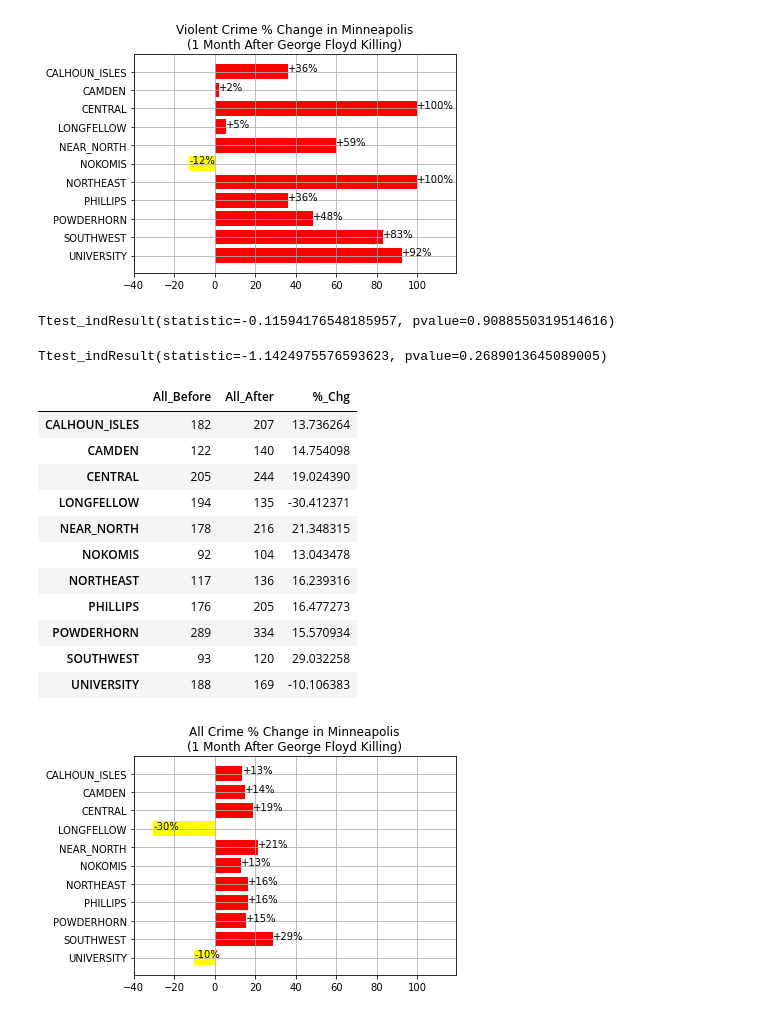
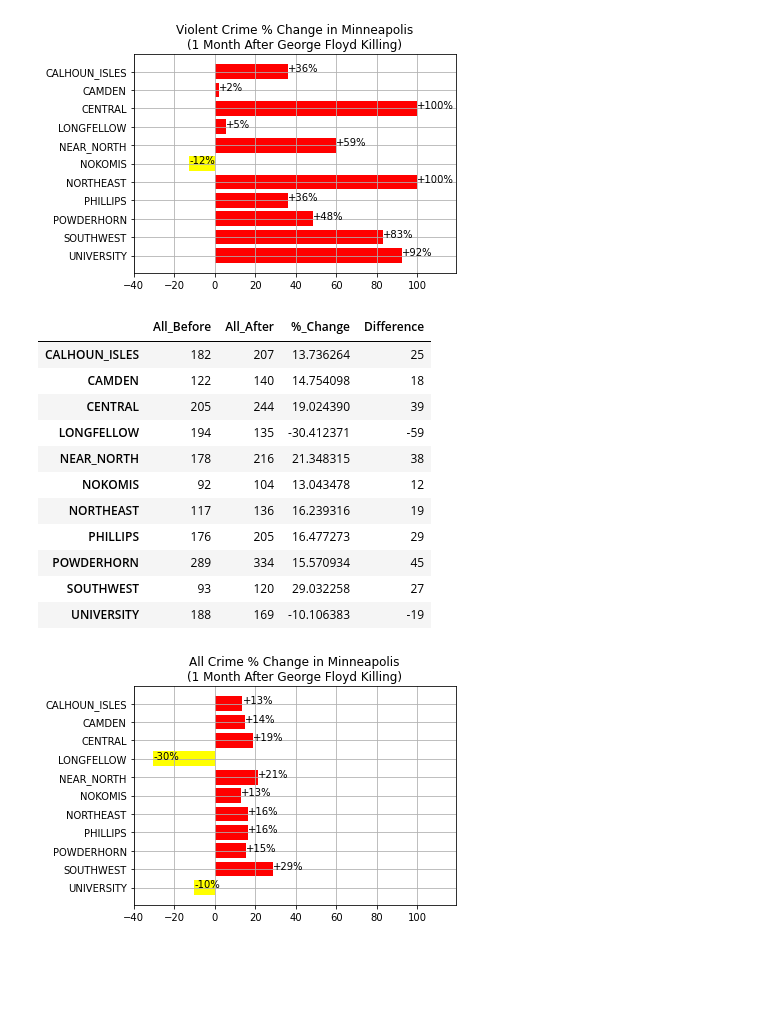
Before and after one commit to IliaPh/Project1-Group-8, a Jupyter notebook: WILLIAM_FINAL_LAST.ipynb, the cells around one changed output. Cells and saved outputs as stored; diff of their text form; code cells hidden in the pictures; blank space fills up the shorter version.

```diff
--- a/WILLIAM_FINAL_LAST.ipynb
+++ b/WILLIAM_FINAL_LAST.ipynb
@@ -416,37 +334,27 @@ plt.tight_layout()
 plt.savefig("PercentChangeViolent.png")
 # %% [output]
 [figure]
-# %%
-# T-test for property crime before and after GF
-
-st.ttest_ind(bp, ap, equal_var=False)
-# %% [output]
-Ttest_indResult(statistic=-0.11594176548185957, pvalue=0.9088550319514616)
-# %%
-# T-test for property crime before and after GF
-
-st.ttest_ind(bv, av, equal_var=False)
-# %% [output]
-Ttest_indResult(statistic=-1.1424975576593623, pvalue=0.2689013645089005)
 # %%
-plot_df_all = pd.DataFrame(index=COMMUNITIES, data={"All_Before":b_all, "All_After":a_all, "%_Chg": 0})
+plot_df_all = pd.DataFrame(index=COMMUNITIES, data={"All_Before":b_all, "All_After":a_all, \
+                                                    "%_Change": 0, "Difference":0})
 
-plot_df_all["%_Chg"] = ((plot_df_all["All_After"] - plot_df_all["All_Before"]) / plot_df_all["All_Before"]) * 100
+plot_df_all["%_Change"] = ((plot_df_all["All_After"] - plot_df_all["All_Before"]) / plot_df_all["All_Before"]) * 100
+plot_df_all["Difference"] = plot_df_all["All_After"] - plot_df_all["All_Before"]
 
 plot_df_all
 # %% [output]
-|  | All_Before | All_After | %_Chg |
-| CALHOUN_ISLES | 182 | 207 | 13.736264 |
-| CAMDEN | 122 | 140 | 14.754098 |
-| CENTRAL | 205 | 244 | 19.024390 |
-| LONGFELLOW | 194 | 135 | -30.412371 |
-| NEAR_NORTH | 178 | 216 | 21.348315 |
-| NOKOMIS | 92 | 104 | 13.043478 |
-| NORTHEAST | 117 | 136 | 16.239316 |
-| PHILLIPS | 176 | 205 | 16.477273 |
-| POWDERHORN | 289 | 334 | 15.570934 |
-| SOUTHWEST | 93 | 120 | 29.032258 |
-| UNIVERSITY | 188 | 169 | -10.106383 |
+|  | All_Before | All_After | %_Change | Difference |
+| CALHOUN_ISLES | 182 | 207 | 13.736264 | 25 |
+| CAMDEN | 122 | 140 | 14.754098 | 18 |
+| CENTRAL | 205 | 244 | 19.024390 | 39 |
+| LONGFELLOW | 194 | 135 | -30.412371 | -59 |
+| NEAR_NORTH | 178 | 216 | 21.348315 | 38 |
+| NOKOMIS | 92 | 104 | 13.043478 | 12 |
+| NORTHEAST | 117 | 136 | 16.239316 | 19 |
+| PHILLIPS | 176 | 205 | 16.477273 | 29 |
+| POWDERHORN | 289 | 334 | 15.570934 | 45 |
+| SOUTHWEST | 93 | 120 | 29.032258 | 27 |
+| UNIVERSITY | 188 | 169 | -10.106383 | -19 |
 # %%
 # % Change in Violent Crime 1 Month Before and After GF
 
```
Also changed, not shown: parts of 16 cells of this notebook, 3 other files.
